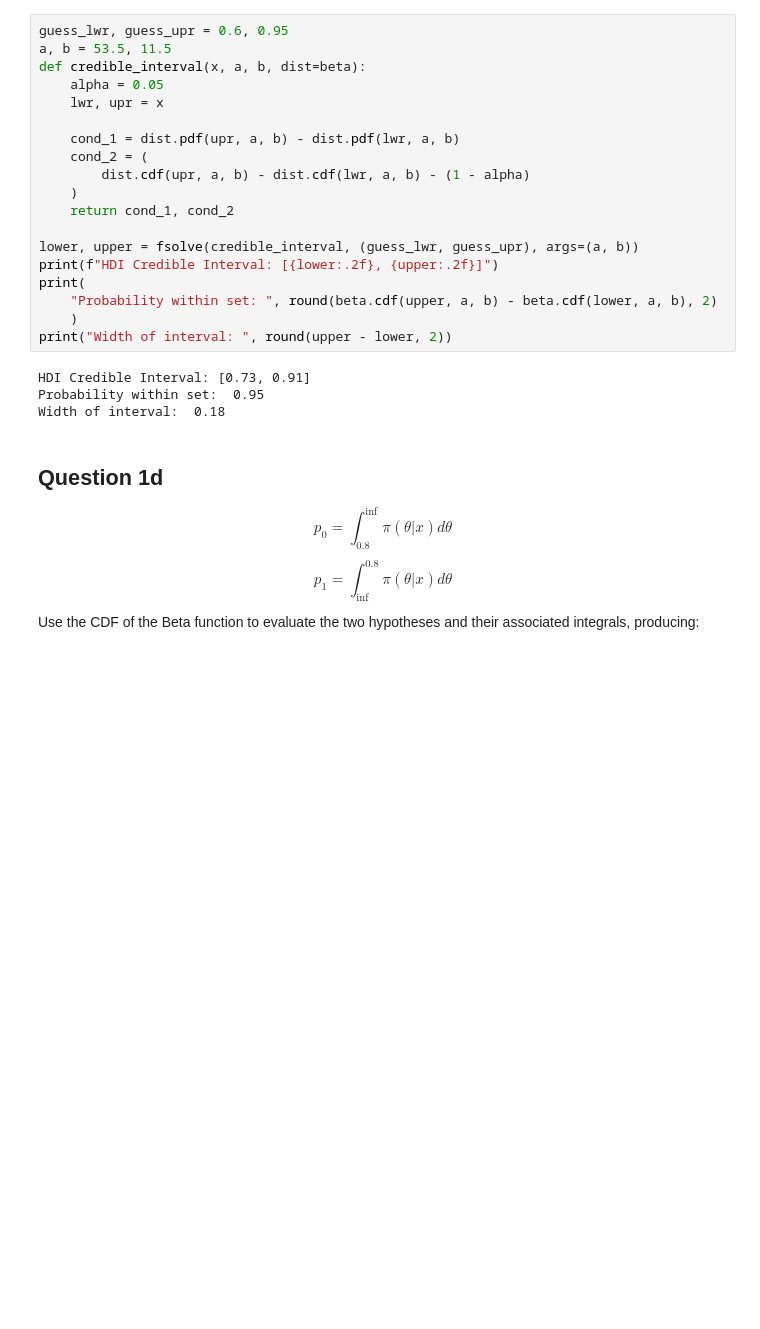
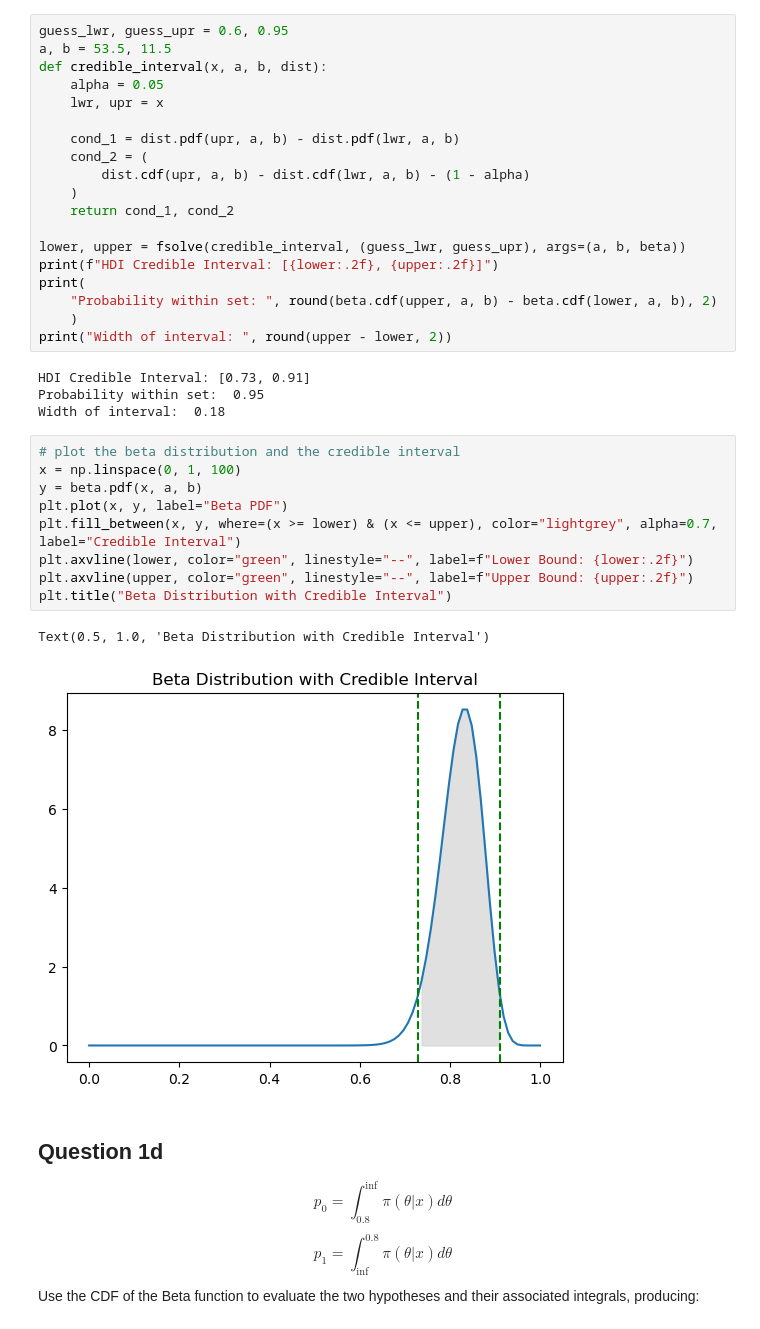
Before and after one commit to nweerasuriya/omscs, a Jupyter notebook: ISYE6420/unit_4/homework_3.ipynb, the cells around one changed output. Saved outputs shown, nothing was run; the diff lists cells and outputs as text; blank space fills up the shorter version.

```diff
--- a/ISYE6420/unit_4/homework_3.ipynb
+++ b/ISYE6420/unit_4/homework_3.ipynb
@@ -15,7 +16,7 @@ Beta **PDF:** $f(x | \alpha, \beta) = \frac{x^{\alpha - 1}(1 - x)^{\beta - 1}}{B
 # %%
 guess_lwr, guess_upr = 0.6, 0.95
 a, b = 53.5, 11.5
-def credible_interval(x, a, b, dist=beta):
+def credible_interval(x, a, b, dist):
     alpha = 0.05
     lwr, upr = x
 
@@ -25,7 +26,7 @@ def credible_interval(x, a, b, dist=beta):
     )
     return cond_1, cond_2
 
-lower, upper = fsolve(credible_interval, (guess_lwr, guess_upr), args=(a, b))
+lower, upper = fsolve(credible_interval, (guess_lwr, guess_upr), args=(a, b, beta))
 print(f"HDI Credible Interval: [{lower:.2f}, {upper:.2f}]")
 print(
     "Probability within set: ", round(beta.cdf(upper, a, b) - beta.cdf(lower, a, b), 2)
@@ -35,6 +36,18 @@ print("Width of interval: ", round(upper - lower, 2))
 HDI Credible Interval: [0.73, 0.91]
 Probability within set:  0.95
 Width of interval:  0.18
+# %%
+# plot the beta distribution and the credible interval
+x = np.linspace(0, 1, 100)
+y = beta.pdf(x, a, b)
+plt.plot(x, y, label="Beta PDF")
+plt.fill_between(x, y, where=(x >= lower) & (x <= upper), color="lightgrey", alpha=0.7, label="Credible Interval")
+plt.axvline(lower, color="green", linestyle="--", label=f"Lower Bound: {lower:.2f}")
+plt.axvline(upper, color="green", linestyle="--", label=f"Upper Bound: {upper:.2f}")
+plt.title("Beta Distribution with Credible Interval")
+# %% [output]
+Text(0.5, 1.0, 'Beta Distribution with Credible Interval')
+[figure, added]
 # %% [markdown]
 ## Question 1d
 $$
```
Also changed, not shown: parts of 4 cells of this notebook, 6 other files.
